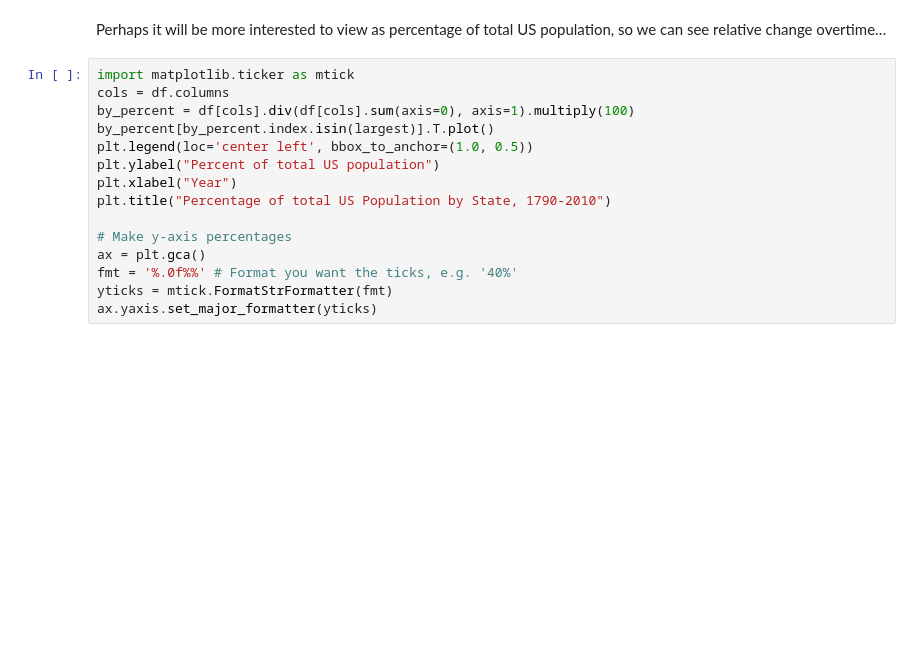
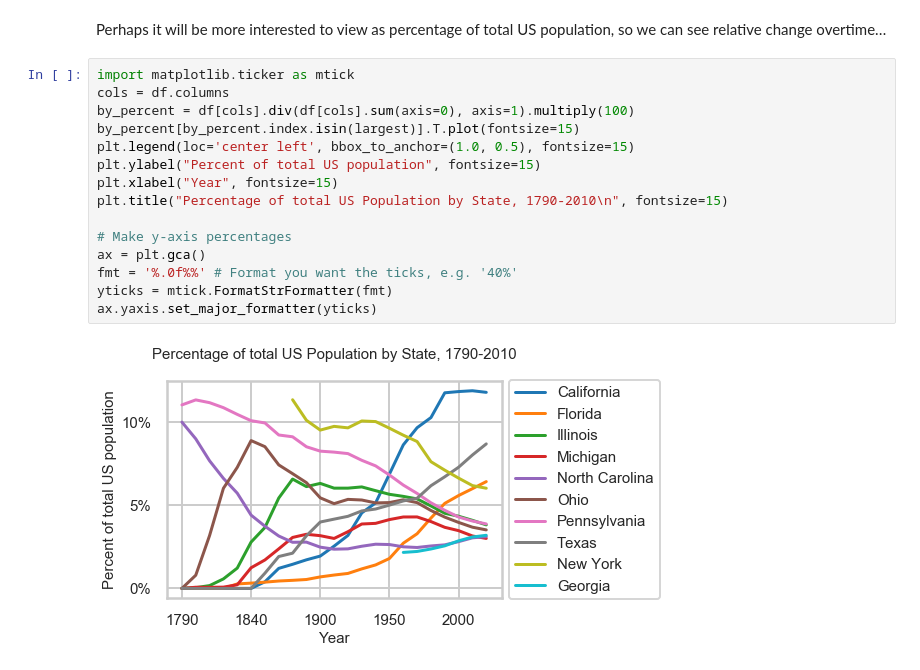
Before and after one commit to MorningStarOvO/Data-Science-Exercise, a Jupyter notebook: 第 1 次大作业/Homework-1-2.ipynb, the cells around one changed output. Cells and saved outputs as stored; diff of their text form; blank space fills up the shorter version.

```diff
--- a/第 1 次大作业/Homework-1-2.ipynb
+++ b/第 1 次大作业/Homework-1-2.ipynb
@@ -261,16 +373,18 @@ Perhaps it will be more interested to view as percentage of total US population,
 # %%
 import matplotlib.ticker as mtick
 cols = df.columns
 by_percent = df[cols].div(df[cols].sum(axis=0), axis=1).multiply(100)
-by_percent[by_percent.index.isin(largest)].T.plot()
-plt.legend(loc='center left', bbox_to_anchor=(1.0, 0.5))
-plt.ylabel("Percent of total US population")
-plt.xlabel("Year")
-plt.title("Percentage of total US Population by State, 1790-2010")
+by_percent[by_percent.index.isin(largest)].T.plot(fontsize=15)
+plt.legend(loc='center left', bbox_to_anchor=(1.0, 0.5), fontsize=15)
+plt.ylabel("Percent of total US population", fontsize=15)
+plt.xlabel("Year", fontsize=15)
+plt.title("Percentage of total US Population by State, 1790-2010\n", fontsize=15)
 
 # Make y-axis percentages
 ax = plt.gca()
 fmt = '%.0f%%' # Format you want the ticks, e.g. '40%'
 yticks = mtick.FormatStrFormatter(fmt)
 ax.yaxis.set_major_formatter(yticks)
+# %% [output]
+[figure, added]
 # %%
```
Also changed, not shown: parts of 30 cells of this notebook.
